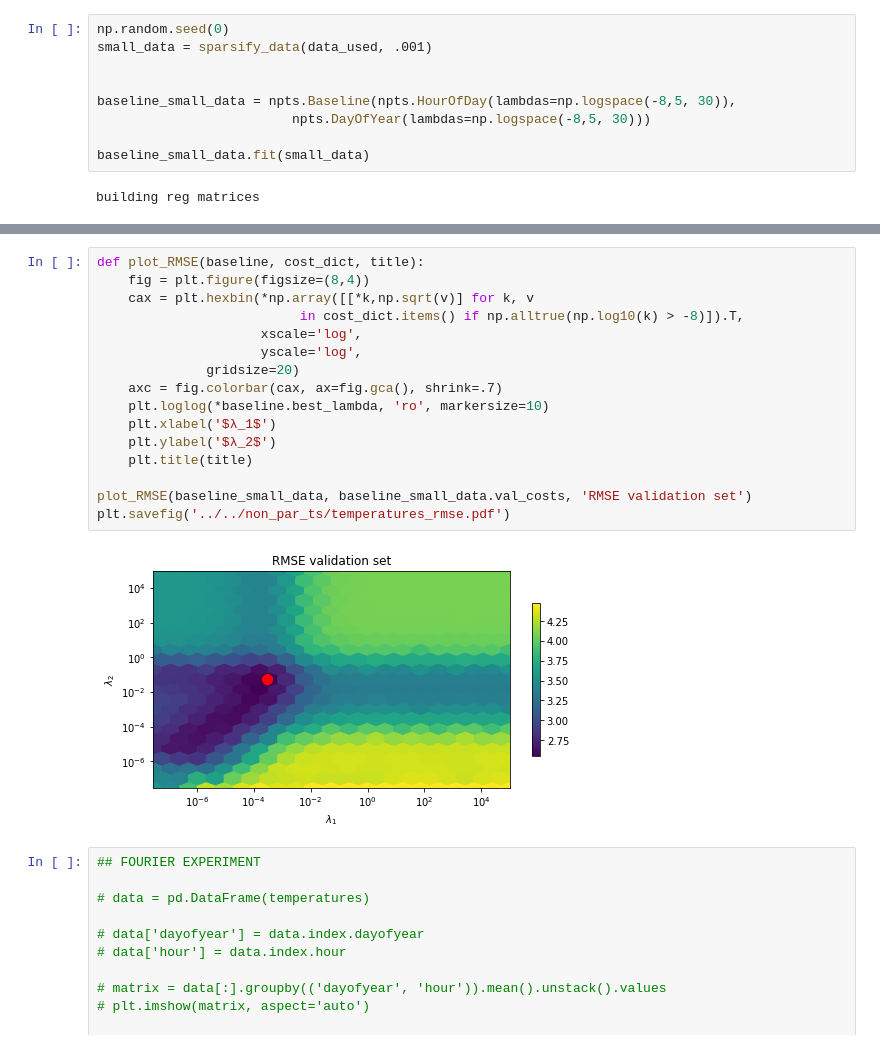
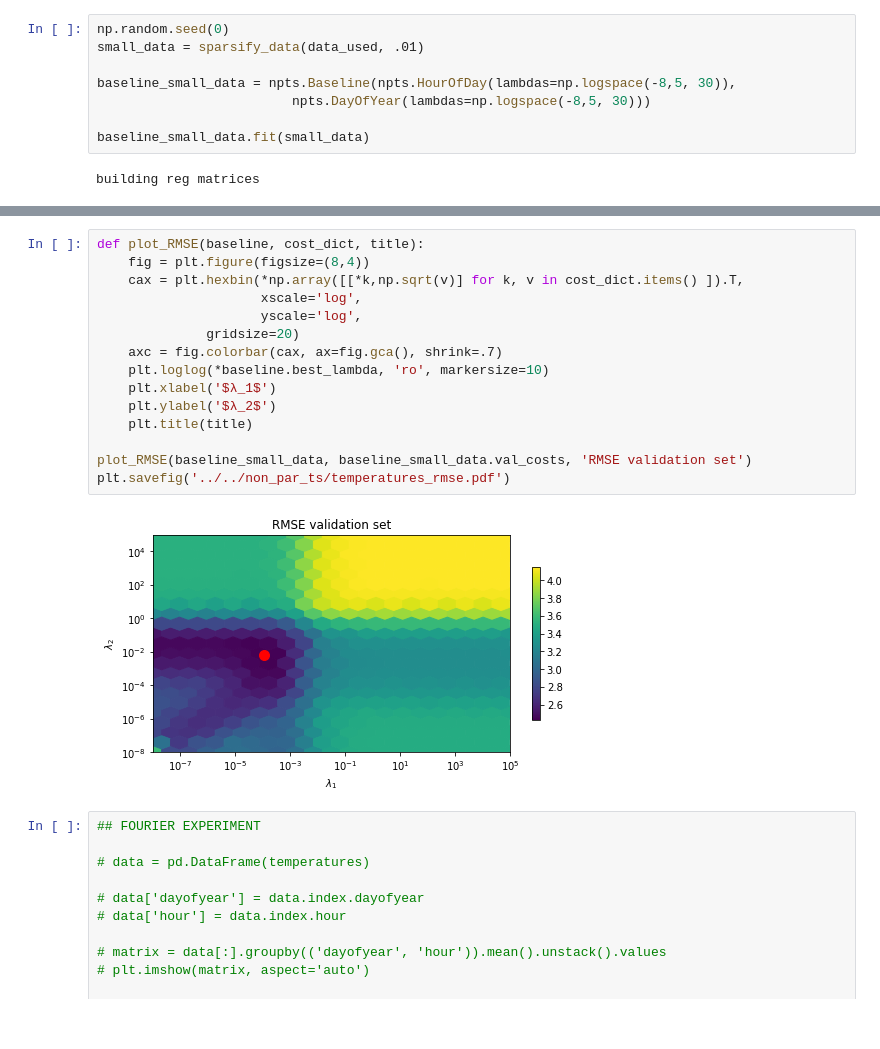
Before and after one commit to yowtzu/non_par_ts, a Jupyter notebook: examples/TemperatureSFO.ipynb, the cells around one changed output, grey strips where cells are left out. Cells and saved outputs as stored; diff of their text form.

```diff
--- a/examples/TemperatureSFO.ipynb
+++ b/examples/TemperatureSFO.ipynb
@@ -223,7 +213,6 @@ indep_test_rmse
 # %%
 np.random.seed(0)
-small_data = sparsify_data(data_used, .001)
-
+small_data = sparsify_data(data_used, .01)
 
 baseline_small_data = npts.Baseline(npts.HourOfDay(lambdas=np.logspace(-8,5, 30)),
                          npts.DayOfYear(lambdas=np.logspace(-8,5, 30)))
@@ -253,21 +242,20 @@ plt.savefig('../../non_par_ts/temperatures_baseline.pdf')
 # %%
 def plot_RMSE(baseline, cost_dict, title):
     fig = plt.figure(figsize=(8,4))
-    cax = plt.hexbin(*np.array([[*k,np.sqrt(v)] for k, v
-                          in cost_dict.items() if np.alltrue(np.log10(k) > -8)]).T,
+    cax = plt.hexbin(*np.array([[*k,np.sqrt(v)] for k, v in cost_dict.items() ]).T,
                      xscale='log',
                      yscale='log',
               gridsize=20)
     axc = fig.colorbar(cax, ax=fig.gca(), shrink=.7)
     plt.loglog(*baseline.best_lambda, 'ro', markersize=10)
     plt.xlabel('$λ_1$')
     plt.ylabel('$λ_2$')
     plt.title(title)
 
 plot_RMSE(baseline_small_data, baseline_small_data.val_costs, 'RMSE validation set')
 plt.savefig('../../non_par_ts/temperatures_rmse.pdf')
 # %% [output]
-[figure, old version]
+[figure, new version]
 # %%
 ## FOURIER EXPERIMENT
 
```
Also changed, not shown: parts of 10 cells of this notebook, 3 other files.
